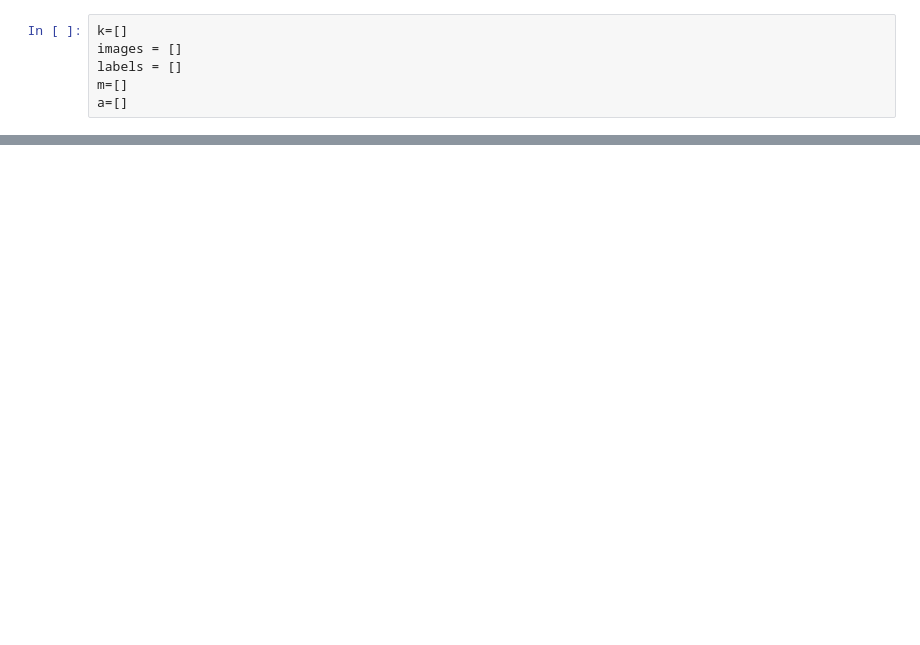
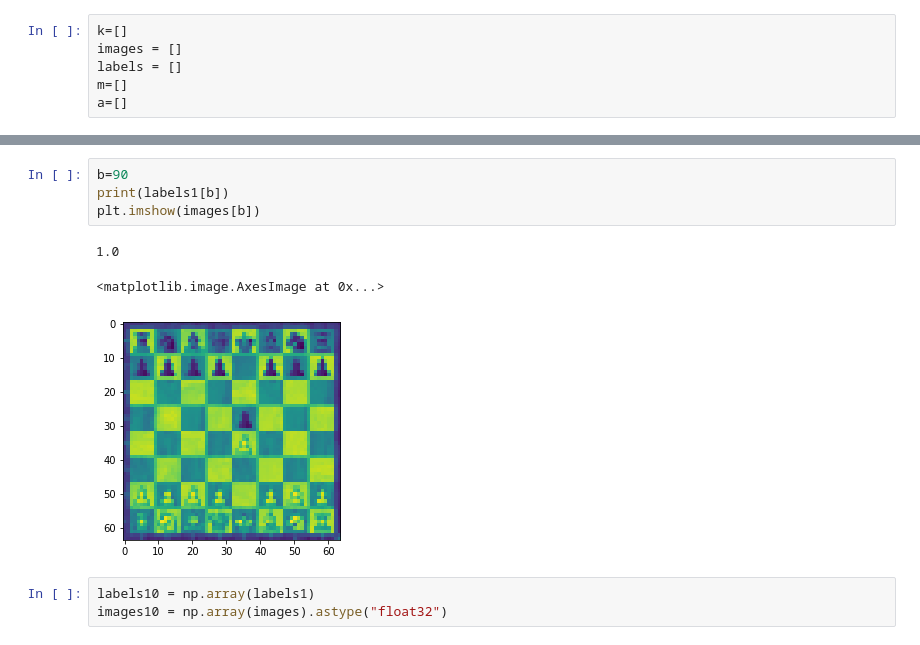
Before and after one commit to Berkay86/DeepPerson, a Jupyter notebook: CHESSGPT.ipynb, the cells around one changed output, grey strips where cells are left out. Drawn from its saved outputs; the diff is of its cells as text; blank space fills up the shorter version.

```diff
--- a/CHESSGPT.ipynb
+++ b/CHESSGPT.ipynb
@@ -127,0 +144,11 @@ for i in paths:
+# %%
+b=90
+print(labels1[b])
+plt.imshow(images[b])
+# %% [output]
+1.0
+<matplotlib.image.AxesImage at 0x...>
+[figure, added]
+# %%
+labels10 = np.array(labels1)
+images10 = np.array(images).astype("float32")
```
Also changed, not shown: parts of 13 cells of this notebook.
